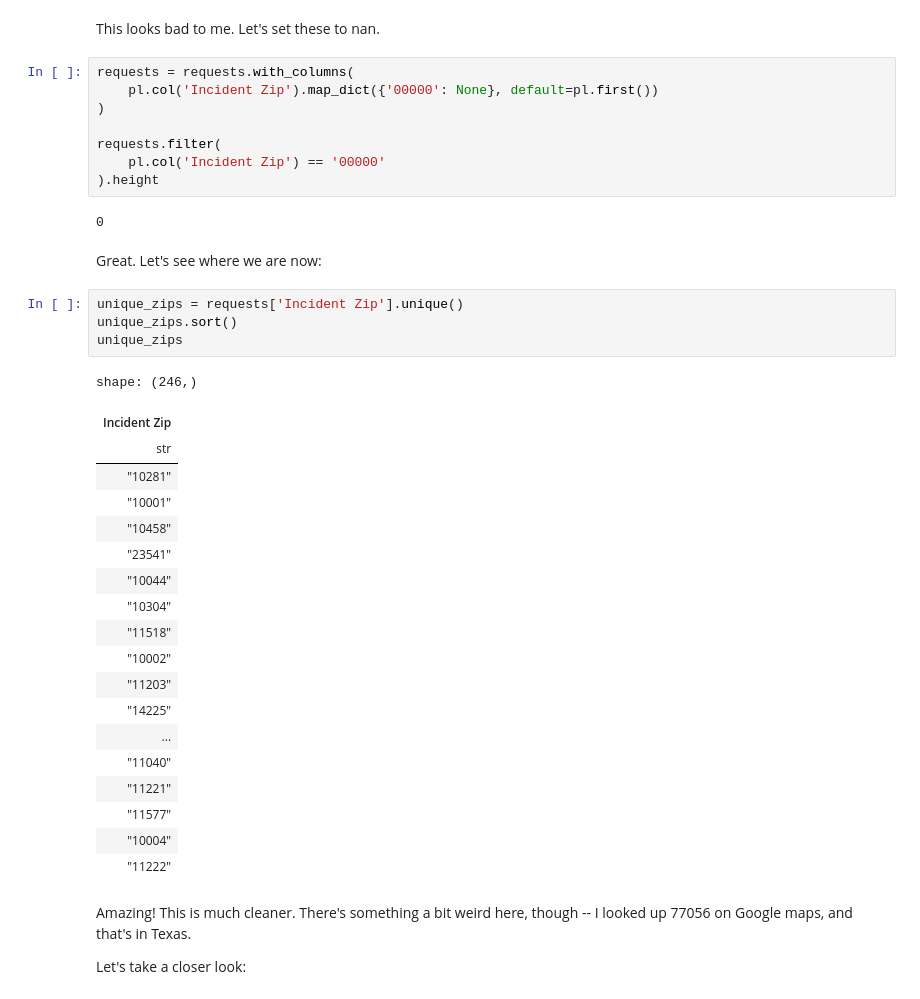
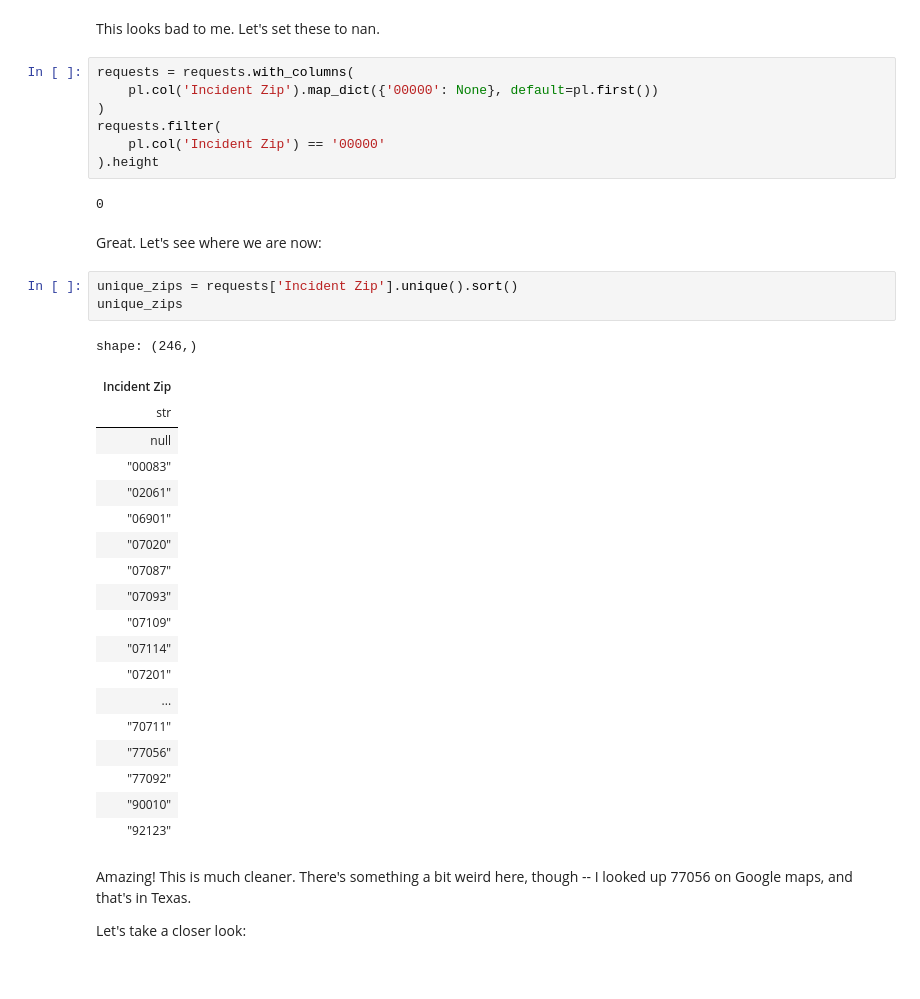
Before and after one commit to escobar-west/pandas-cookbook, a Jupyter notebook: cookbook_polars/Chapter 7 - Cleaning up messy data.ipynb, the cells around one changed output. Cells and saved outputs as stored; diff of their text form.

```diff
--- a/cookbook_polars/Chapter 7 - Cleaning up messy data.ipynb
+++ b/cookbook_polars/Chapter 7 - Cleaning up messy data.ipynb
@@ -182,7 +180,6 @@ This looks bad to me. Let's set these to nan.
 requests = requests.with_columns(
     pl.col('Incident Zip').map_dict({'00000': None}, default=pl.first())
 )
-
 requests.filter(
     pl.col('Incident Zip') == '00000'
 ).height
@@ -191,29 +188,28 @@ requests.filter(
 # %% [markdown]
 Great. Let's see where we are now:
 # %%
-unique_zips = requests['Incident Zip'].unique()
-unique_zips.sort()
+unique_zips = requests['Incident Zip'].unique().sort()
 unique_zips
 # %% [output]
 shape: (246,)
 | Incident Zip |
 | str |
-| "10281" |
-| "10001" |
-| "10458" |
-| "23541" |
-| "10044" |
-| "10304" |
-| "11518" |
-| "10002" |
-| "11203" |
-| "14225" |
+| null |
+| "00083" |
+| "02061" |
+| "06901" |
+| "07020" |
+| "07087" |
+| "07093" |
+| "07109" |
+| "07114" |
+| "07201" |
 | ... |
-| "11040" |
-| "11221" |
-| "11577" |
-| "10004" |
-| "11222" |
+| "70711" |
+| "77056" |
+| "77092" |
+| "90010" |
+| "92123" |
 # %% [markdown]
 Amazing! This is much cleaner. There's something a bit weird here, though -- I looked up 77056 on Google maps, and that's in Texas.
 
```
Also changed, not shown: parts of 6 cells of this notebook, 4 other files.
